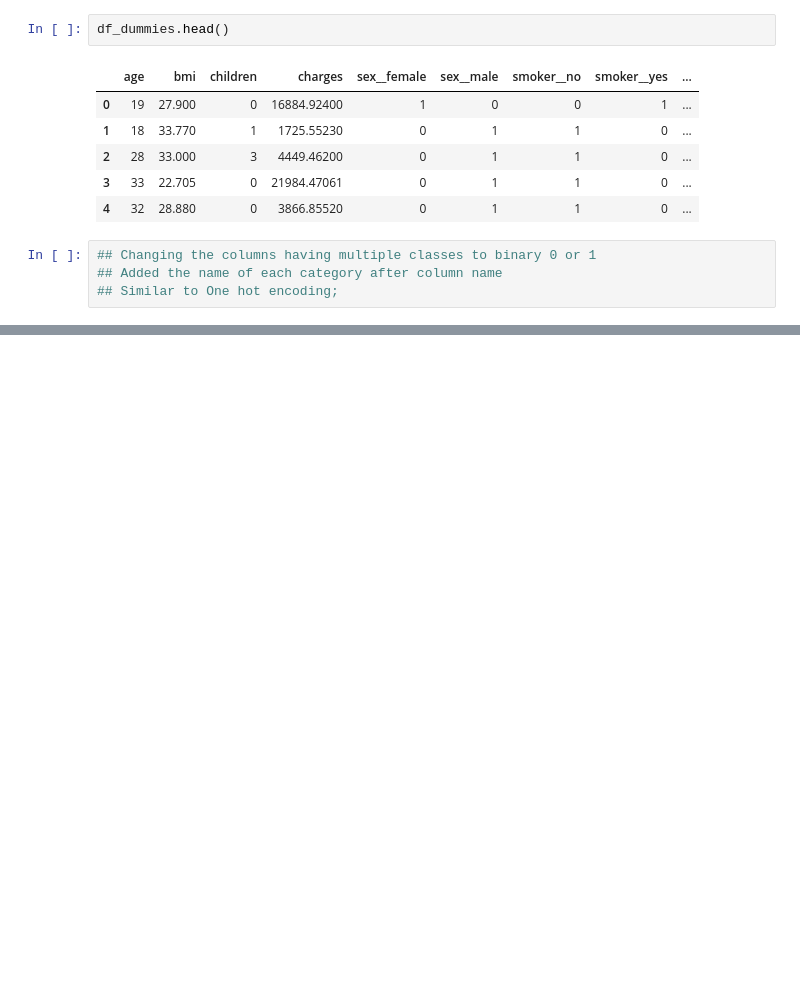
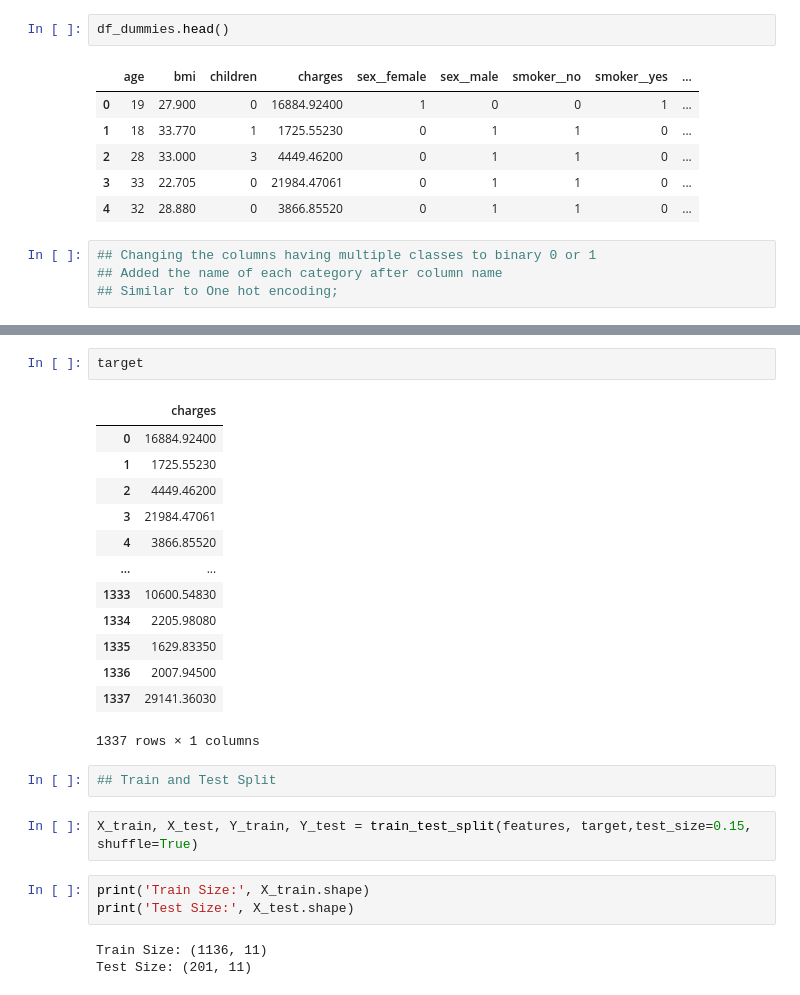
Before and after one commit to ParitoshPalSingh/Medical_Cost_Prediction_Project, a Jupyter notebook: Medical Cost Prediction PolynomialRegression.ipynb, the cells around one changed output, grey strips where cells are left out. Cells and saved outputs as stored; diff of their text form; blank space fills up the shorter version.

```diff
--- a/Medical Cost Prediction PolynomialRegression.ipynb
+++ b/Medical Cost Prediction PolynomialRegression.ipynb
@@ -211,0 +241,26 @@ df_dummies.head()
+# %%
+target
+# %% [output]
+|  | charges |
+| 0 | 16884.92400 |
+| 1 | 1725.55230 |
+| 2 | 4449.46200 |
+| 3 | 21984.47061 |
+| 4 | 3866.85520 |
+| ... | ... |
+| 1333 | 10600.54830 |
+| 1334 | 2205.98080 |
+| 1335 | 1629.83350 |
+| 1336 | 2007.94500 |
+| 1337 | 29141.36030 |
+1337 rows × 1 columns
+# %%
+## Train and Test Split
+# %%
+X_train, X_test, Y_train, Y_test = train_test_split(features, target,test_size=0.15, shuffle=True)
+# %%
+print('Train Size:', X_train.shape)
+print('Test Size:', X_test.shape)
+# %% [output]
+Train Size: (1136, 11)
+Test Size: (201, 11)
```
Also changed, not shown: parts of 7 cells of this notebook.
